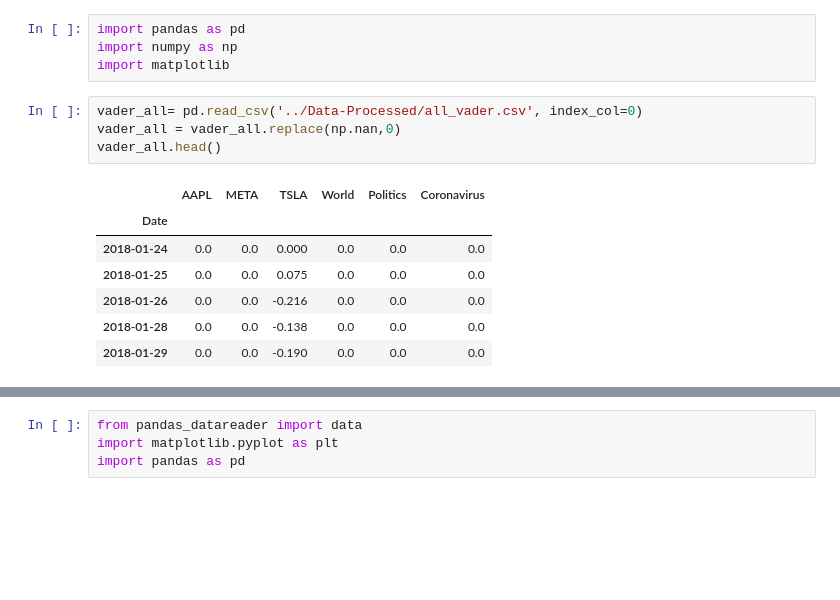
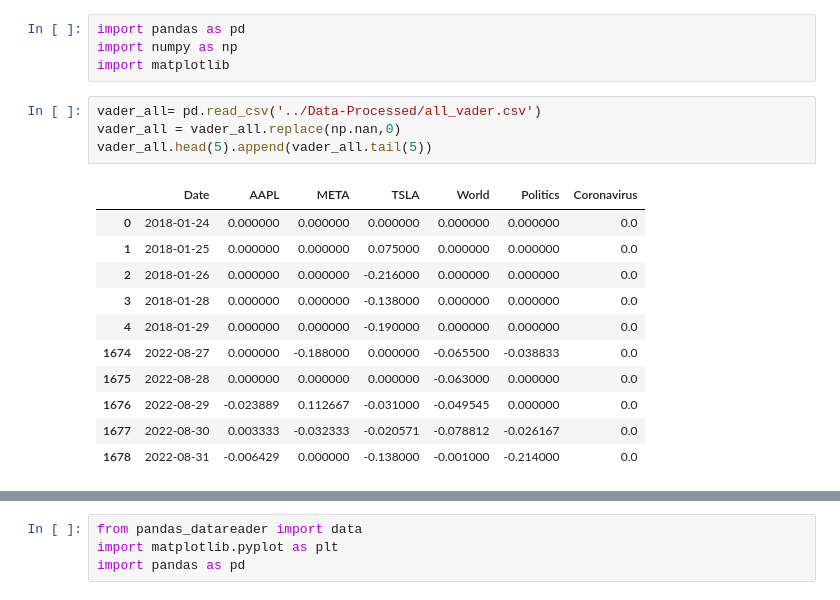
Before and after one commit to eltontay/Stock-Returns-Prediction-ML-Textual-Analysis, a Jupyter notebook: Data-Analysis/Text-Analysis.ipynb, the cells around one changed output, grey strips where cells are left out. Cells and saved outputs as stored; diff of their text form; blank space fills up the shorter version.

```diff
--- a/Data-Analysis/Text-Analysis.ipynb
+++ b/Data-Analysis/Text-Analysis.ipynb
@@ -3,14 +3,18 @@ import pandas as pd
 import numpy as np
 import matplotlib
 # %%
-vader_all= pd.read_csv('../Data-Processed/all_vader.csv', index_col=0)
+vader_all= pd.read_csv('../Data-Processed/all_vader.csv')
 vader_all = vader_all.replace(np.nan,0)
-vader_all.head()
+vader_all.head(5).append(vader_all.tail(5))
 # %% [output]
-|  | AAPL | META | TSLA | World | Politics | Coronavirus |
-| Date |  |  |  |  |  |  |
-| 2018-01-24 | 0.0 | 0.0 | 0.000 | 0.0 | 0.0 | 0.0 |
-| 2018-01-25 | 0.0 | 0.0 | 0.075 | 0.0 | 0.0 | 0.0 |
-| 2018-01-26 | 0.0 | 0.0 | -0.216 | 0.0 | 0.0 | 0.0 |
-| 2018-01-28 | 0.0 | 0.0 | -0.138 | 0.0 | 0.0 | 0.0 |
-| 2018-01-29 | 0.0 | 0.0 | -0.190 | 0.0 | 0.0 | 0.0 |
+|  | Date | AAPL | META | TSLA | World | Politics | Coronavirus |
+| 0 | 2018-01-24 | 0.000000 | 0.000000 | 0.000000 | 0.000000 | 0.000000 | 0.0 |
+| 1 | 2018-01-25 | 0.000000 | 0.000000 | 0.075000 | 0.000000 | 0.000000 | 0.0 |
+| 2 | 2018-01-26 | 0.000000 | 0.000000 | -0.216000 | 0.000000 | 0.000000 | 0.0 |
+| 3 | 2018-01-28 | 0.000000 | 0.000000 | -0.138000 | 0.000000 | 0.000000 | 0.0 |
+| 4 | 2018-01-29 | 0.000000 | 0.000000 | -0.190000 | 0.000000 | 0.000000 | 0.0 |
+| 1674 | 2022-08-27 | 0.000000 | -0.188000 | 0.000000 | -0.065500 | -0.038833 | 0.0 |
+| 1675 | 2022-08-28 | 0.000000 | 0.000000 | 0.000000 | -0.063000 | 0.000000 | 0.0 |
+| 1676 | 2022-08-29 | -0.023889 | 0.112667 | -0.031000 | -0.049545 | 0.000000 | 0.0 |
+| 1677 | 2022-08-30 | 0.003333 | -0.032333 | -0.020571 | -0.078812 | -0.026167 | 0.0 |
+| 1678 | 2022-08-31 | -0.006429 | 0.000000 | -0.138000 | -0.001000 | -0.214000 | 0.0 |
```
Also changed, not shown: parts of 19 cells of this notebook.
